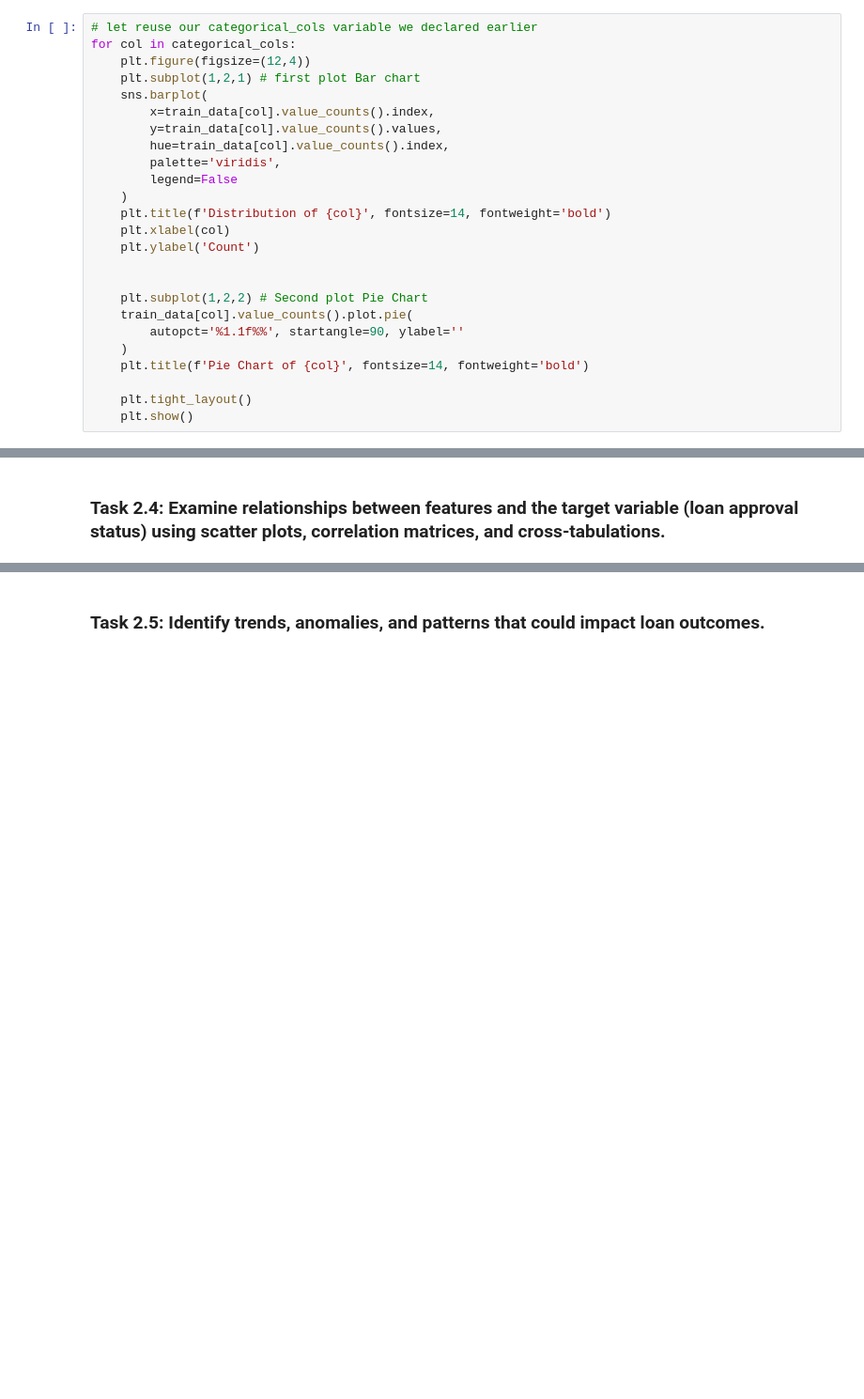
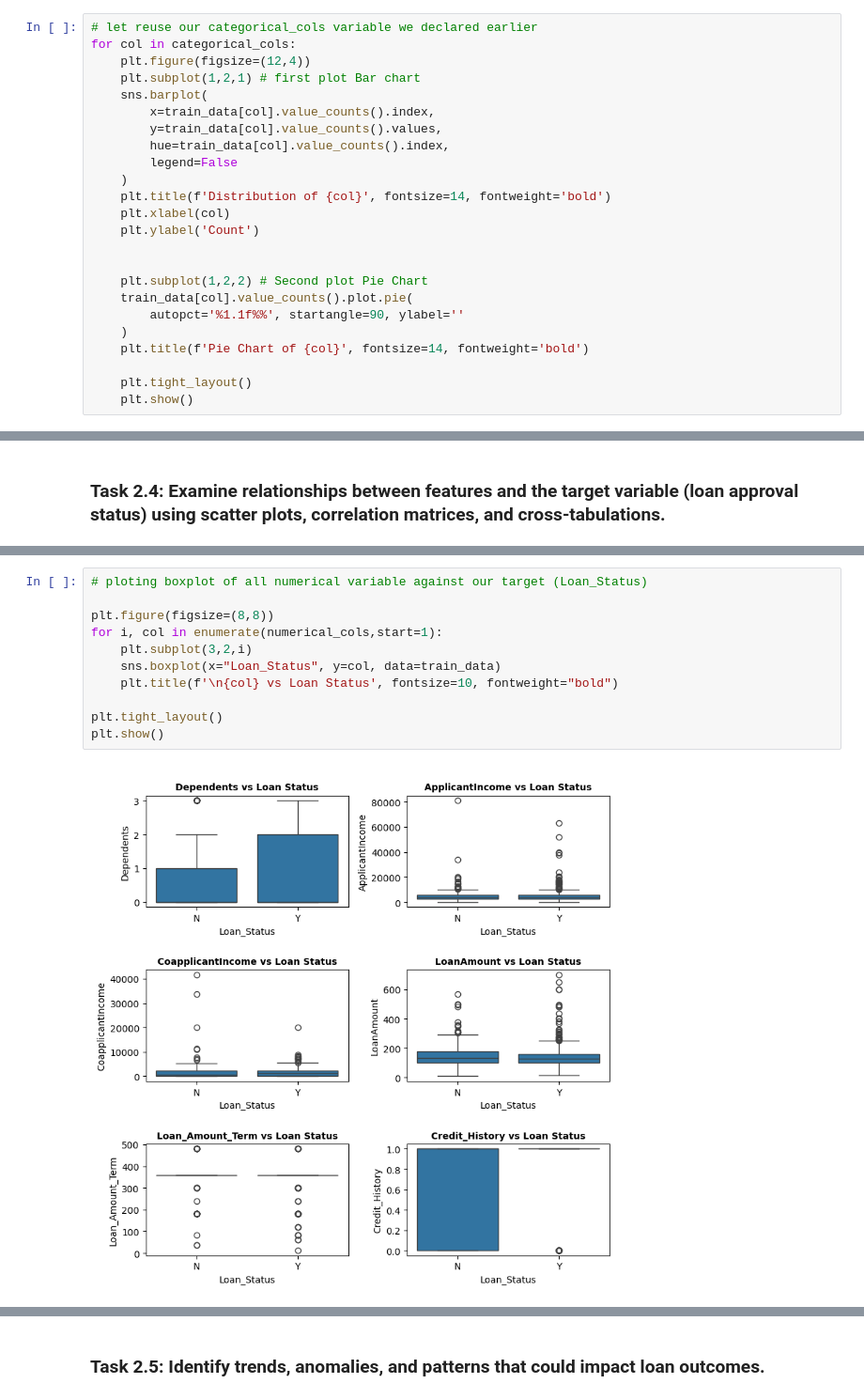
Before and after one commit to Olasquare043/EDA-on-Home-Loan-dataset, a Jupyter notebook: task_25.ipynb, the cells around one changed output, grey strips where cells are left out. Shown: that part at 94% size. Drawn from its saved outputs; the diff is of its cells as text; blank space fills up the shorter version.

```diff
--- a/task_25.ipynb
+++ b/task_25.ipynb
@@ -491,7 +507,6 @@ for col in categorical_cols:
         x=train_data[col].value_counts().index,
         y=train_data[col].value_counts().values,
         hue=train_data[col].value_counts().index,
-        palette='viridis',
         legend=False
     )
     plt.title(f'Distribution of {col}', fontsize=14, fontweight='bold')
@@ -518,0 +545,13 @@ for col in categorical_cols:
+# %%
+# ploting boxplot of all numerical variable against our target (Loan_Status)
+
+plt.figure(figsize=(8,8))
+for i, col in enumerate(numerical_cols,start=1):
+    plt.subplot(3,2,i)
+    sns.boxplot(x="Loan_Status", y=col, data=train_data)
+    plt.title(f'\n{col} vs Loan Status', fontsize=10, fontweight="bold")
+
+plt.tight_layout()
+plt.show()
+# %% [output]
+[figure, added]
```
Also changed, not shown: parts of 11 cells of this notebook.
